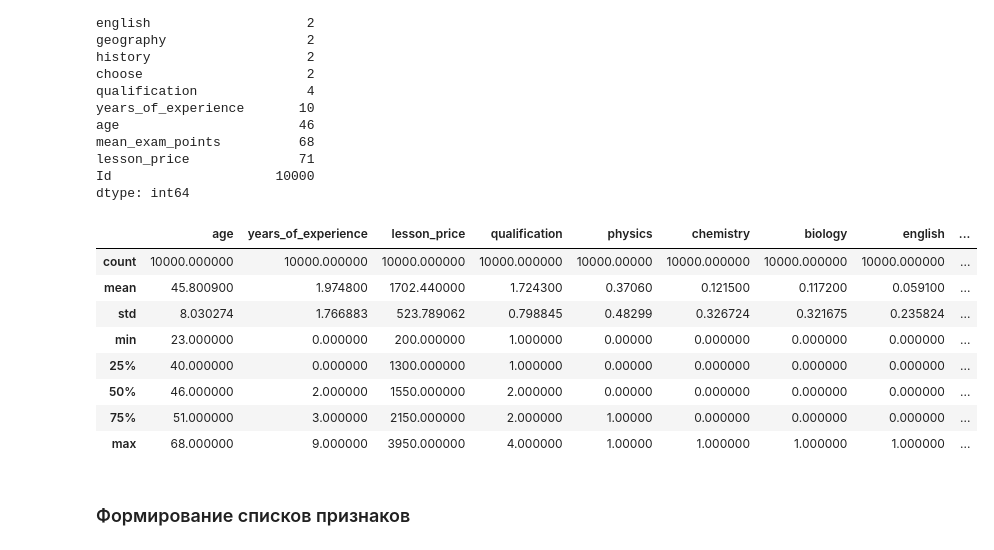
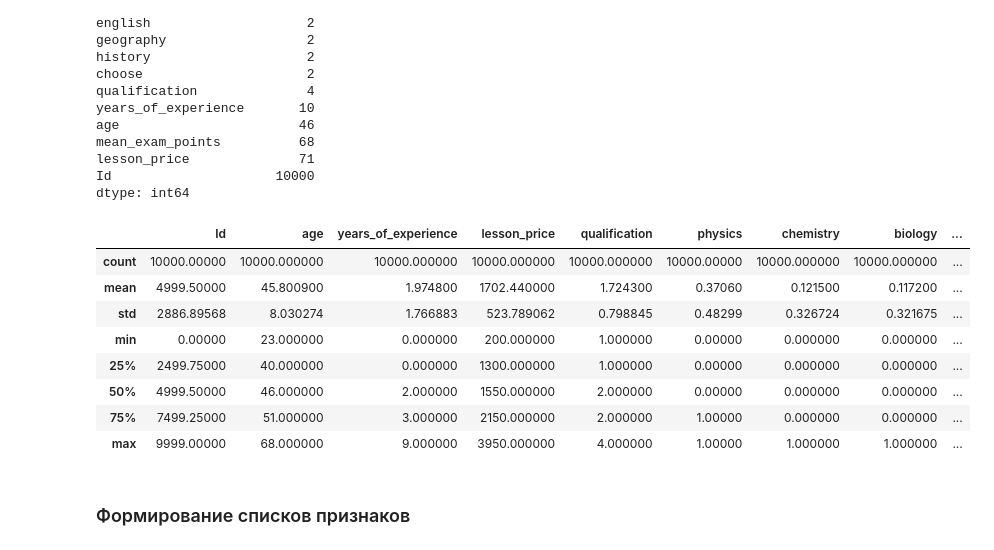
Before and after one commit to Nickel-nc/Algorithms_2, a Jupyter notebook: Choose_tutors_Kaggle_dataset.ipynb, the cells around one changed output. Drawn from its saved outputs; the diff is of its cells as text; code cells hidden in the pictures.

```diff
--- a/Choose_tutors_Kaggle_dataset.ipynb
+++ b/Choose_tutors_Kaggle_dataset.ipynb
@@ -51,17 +51,17 @@ lesson_price              71
 Id                     10000
 dtype: int64
 # %%
-X.describe()
+df_train.describe()
 # %% [output]
-|  | age | years_of_experience | lesson_price | qualification | physics | chemistry | biology | english | ... |
-| count | 10000.000000 | 10000.000000 | 10000.000000 | 10000.000000 | 10000.00000 | 10000.000000 | 10000.000000 | 10000.000000 | ... |
-| mean | 45.800900 | 1.974800 | 1702.440000 | 1.724300 | 0.37060 | 0.121500 | 0.117200 | 0.059100 | ... |
-| std | 8.030274 | 1.766883 | 523.789062 | 0.798845 | 0.48299 | 0.326724 | 0.321675 | 0.235824 | ... |
-| min | 23.000000 | 0.000000 | 200.000000 | 1.000000 | 0.00000 | 0.000000 | 0.000000 | 0.000000 | ... |
-| 25% | 40.000000 | 0.000000 | 1300.000000 | 1.000000 | 0.00000 | 0.000000 | 0.000000 | 0.000000 | ... |
-| 50% | 46.000000 | 2.000000 | 1550.000000 | 2.000000 | 0.00000 | 0.000000 | 0.000000 | 0.000000 | ... |
-| 75% | 51.000000 | 3.000000 | 2150.000000 | 2.000000 | 1.00000 | 0.000000 | 0.000000 | 0.000000 | ... |
-| max | 68.000000 | 9.000000 | 3950.000000 | 4.000000 | 1.00000 | 1.000000 | 1.000000 | 1.000000 | ... |
+|  | Id | age | years_of_experience | lesson_price | qualification | physics | chemistry | biology | ... |
+| count | 10000.00000 | 10000.000000 | 10000.000000 | 10000.000000 | 10000.000000 | 10000.00000 | 10000.000000 | 10000.000000 | ... |
+| mean | 4999.50000 | 45.800900 | 1.974800 | 1702.440000 | 1.724300 | 0.37060 | 0.121500 | 0.117200 | ... |
+| std | 2886.89568 | 8.030274 | 1.766883 | 523.789062 | 0.798845 | 0.48299 | 0.326724 | 0.321675 | ... |
+| min | 0.00000 | 23.000000 | 0.000000 | 200.000000 | 1.000000 | 0.00000 | 0.000000 | 0.000000 | ... |
+| 25% | 2499.75000 | 40.000000 | 0.000000 | 1300.000000 | 1.000000 | 0.00000 | 0.000000 | 0.000000 | ... |
+| 50% | 4999.50000 | 46.000000 | 2.000000 | 1550.000000 | 2.000000 | 0.00000 | 0.000000 | 0.000000 | ... |
+| 75% | 7499.25000 | 51.000000 | 3.000000 | 2150.000000 | 2.000000 | 1.00000 | 0.000000 | 0.000000 | ... |
+| max | 9999.00000 | 68.000000 | 9.000000 | 3950.000000 | 4.000000 | 1.00000 | 1.000000 | 1.000000 | ... |
 # %% [markdown]
 ### Формирование списков признаков
 # %%
```
Also changed, not shown: parts of 13 cells of this notebook, 1 other file.
